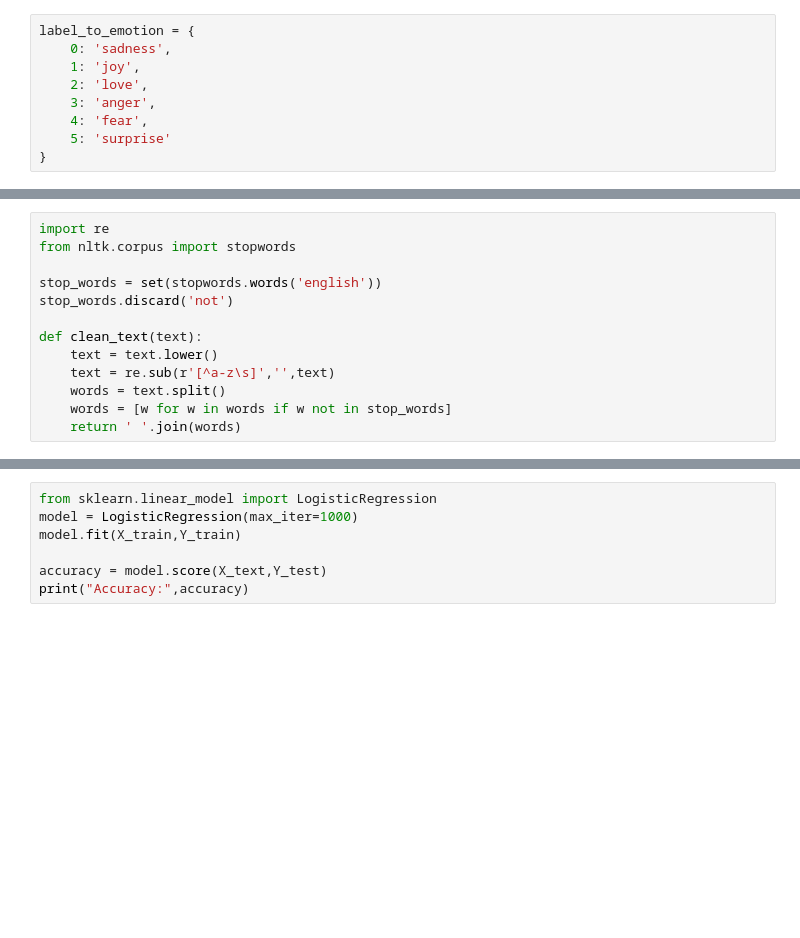
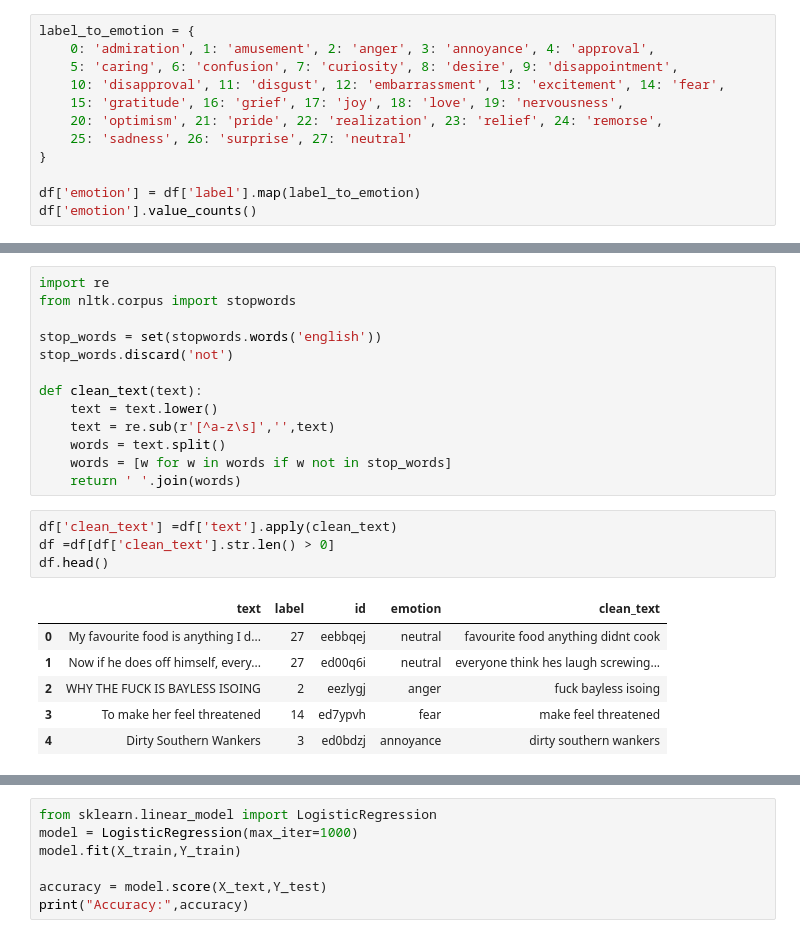
Before and after one commit to kaflebiplob/Emotion_analysis, a Jupyter notebook: notebook/train_my_model.ipynb, the cells around one changed output, grey strips where cells are left out. Drawn from its saved outputs; the diff is of its cells as text; blank space fills up the shorter version.

```diff
--- a/notebook/train_my_model.ipynb
+++ b/notebook/train_my_model.ipynb
@@ -39,9 +47,12 @@ i feel a little stunned but can t imagine what the folks who were working in the
 # %%
 label_to_emotion = {
-    0: 'sadness',
-    1: 'joy',
-    2: 'love',
-    3: 'anger',
-    4: 'fear',
-    5: 'surprise'
+    0: 'admiration', 1: 'amusement', 2: 'anger', 3: 'annoyance', 4: 'approval',
+    5: 'caring', 6: 'confusion', 7: 'curiosity', 8: 'desire', 9: 'disappointment',
+    10: 'disapproval', 11: 'disgust', 12: 'embarrassment', 13: 'excitement', 14: 'fear',
+    15: 'gratitude', 16: 'grief', 17: 'joy', 18: 'love', 19: 'nervousness',
+    20: 'optimism', 21: 'pride', 22: 'realization', 23: 'relief', 24: 'remorse',
+    25: 'sadness', 26: 'surprise', 27: 'neutral'
 }
+
+df['emotion'] = df['label'].map(label_to_emotion)
+df['emotion'].value_counts()
@@ -86,6 +97,17 @@ def clean_text(text):
     words = text.split()
     words = [w for w in words if w not in stop_words]
     return ' '.join(words)
+# %%
+df['clean_text'] =df['text'].apply(clean_text)
+df =df[df['clean_text'].str.len() > 0]
+df.head()
+# %% [output]
+|  | text | label | id | emotion | clean_text |
+| 0 | My favourite food is anything I d... | 27 | eebbqej | neutral | favourite food anything didnt cook |
+| 1 | Now if he does off himself, every... | 27 | ed00q6i | neutral | everyone think hes laugh screwing... |
+| 2 | WHY THE FUCK IS BAYLESS ISOING | 2 | eezlygj | anger | fuck bayless isoing |
+| 3 | To make her feel threatened | 14 | ed7ypvh | fear | make feel threatened |
+| 4 | Dirty Southern Wankers | 3 | ed0bdzj | annoyance | dirty southern wankers |
 # %%
 sample = df['text'].iloc[0]
 print("Before:",sample)
```
Also changed, not shown: parts of 9 cells of this notebook, 1 other file.
